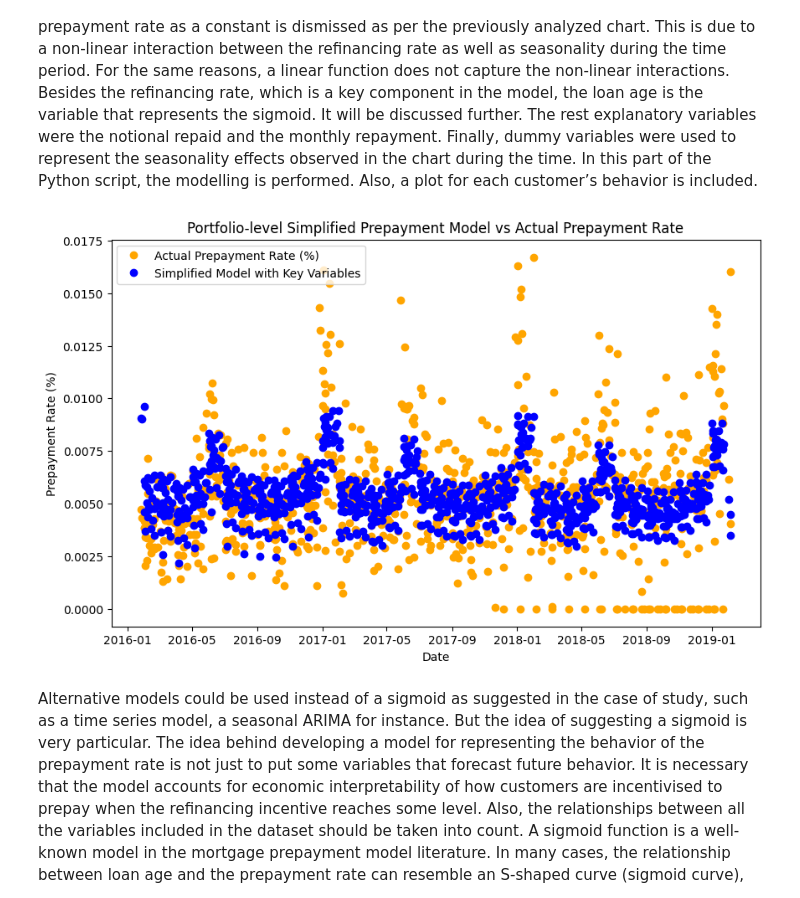
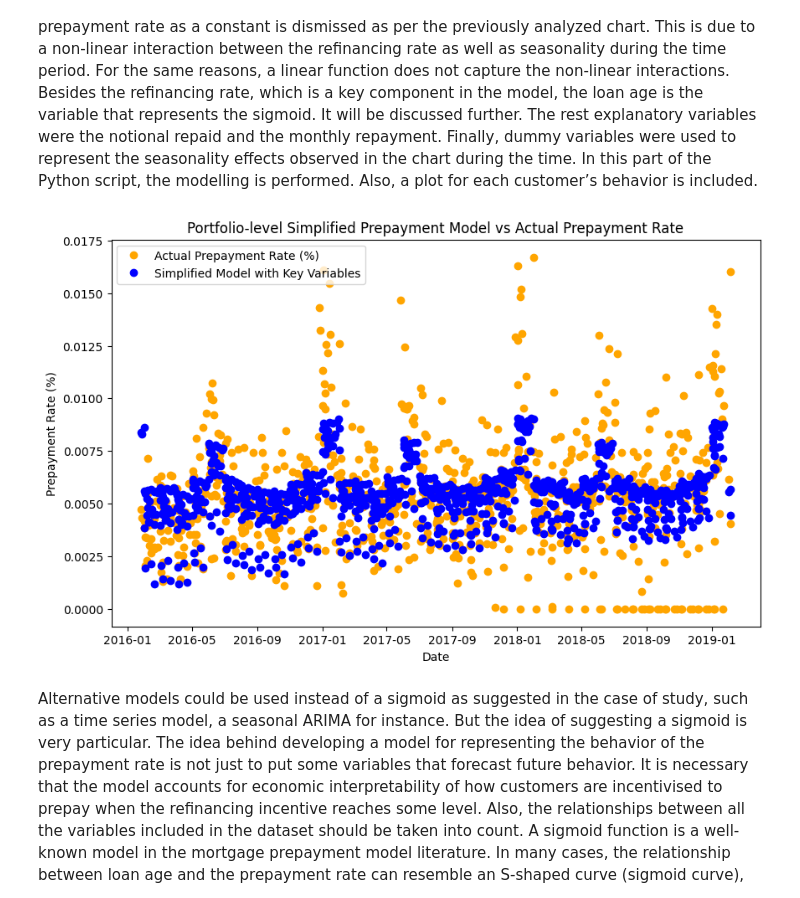
Before and after one commit to macontreras04/cpf, a Jupyter notebook: Final_Prepayment_model.ipynb, the cells around one changed output. Saved outputs shown, nothing was run; the diff lists cells and outputs as text; code cells hidden in the pictures.

```diff
--- a/Final_Prepayment_model.ipynb
+++ b/Final_Prepayment_model.ipynb
@@ -215,14 +215,18 @@ def simplified_logistic_model(x, L, k, x0, gamma, delta, epsilon, *monthly_effec
     loan_age, refinancing_incentive, outstanding_notional, principal_repaid = x[:4]
     monthly_dummies = x[4:]  # Monthly dummy variables
 
-    # Logistic component based on refinancing incentive
-    logistic_component = L / (1 + np.exp(-k * (refinancing_incentive - x0) + epsilon * loan_age))
+    # Logistic component with clipping to avoid overflow in np.exp
+    argument = -k * (refinancing_incentive - x0) + epsilon * loan_age
+    argument = np.clip(argument, -700, 700)  # Prevents overflow
+    logistic_component = L / (1 + np.exp(argument))
 
     # Monthly seasonality effect
     monthly_effect = sum(effect * dummy for effect, dummy in zip(monthly_effects, monthly_dummies))
 
     # Key predictor and interaction effects
-    predictors_effect = (gamma * outstanding_notional + delta * principal_repaid)
+    predictors_effect = (gamma * outstanding_notional +
+                         delta * principal_repaid +
+                         epsilon * loan_age)
 
     return logistic_component + monthly_effect + predictors_effect
 
@@ -237,35 +241,35 @@ x_data = [
     data['Principal_Repaid']
 ] + [data[f'Month_{month}'] for month in range(1, 13)]
 y_data = data['PP_rate (%)']
 
 # Fit the simplified model to the entire dataset
 try:
     popt_simplified, _ = curve_fit(simplified_logistic_model, x_data, y_data, p0=initial_guess_simplified, maxfev=20000)
 
     # Calculate fitted values using the optimized model parameters
     fitted_values_simplified = simplified_logistic_model(x_data, *popt_simplified)
 
     # Apply a floor to the fitted values to ensure non-negative prepayment rates
     fitted_values_simplified = np.maximum(fitted_values_simplified, 0)
 
     # Plot actual Prepayment Rate and fitted model for the entire dataset using Record_date as the x-axis
     plt.figure(figsize=(10, 6))
     plt.plot(data['Record_date'], y_data, label='Actual Prepayment Rate (%)', color='orange', marker='o', linestyle='None')
-    plt.plot(data['Record_date'], fitted_values_simplified, label='Simplified Model with Key Variables', color='blue', marker='o', linestyle='None')
+    plt.plot(data['Record_date'], fitted_values_simplified, label='Simplified Model with Key Variables', color='blue',  marker='o', linestyle='None')
 
     # Adding labels, title, and legend
     plt.xlabel('Date')
     plt.ylabel('Prepayment Rate (%)')
     plt.title('Portfolio-level Simplified Prepayment Model vs Actual Prepayment Rate')
     plt.legend()
 
     # Display the plot
     plt.show()
 
 except Exception as e:
     print(f"An error occurred while fitting the model: {e}")
 # %% [output]
-[figure, old version]
+[figure, new version]
 # %% [markdown]
 Alternative models could be used instead of a sigmoid as suggested in the case of study, such as a time series model, a seasonal ARIMA for instance. But the idea of suggesting a sigmoid is very particular. The idea behind developing  a model for representing the behavior of the prepayment rate is not just to put some variables that forecast future behavior. It is necessary that the model accounts for economic interpretability of how customers are incentivised to prepay when the refinancing incentive reaches some level. Also, the relationships between all the variables included in the dataset should be taken into count. A sigmoid function is a well-known model in the mortgage prepayment model literature. In many cases, the relationship between loan age and the prepayment rate can resemble an S-shaped curve (sigmoid curve), particularly for certain types of loans such as mortgages. This is commonly seen due to borrower behavior over the life of the loan:
 
```
